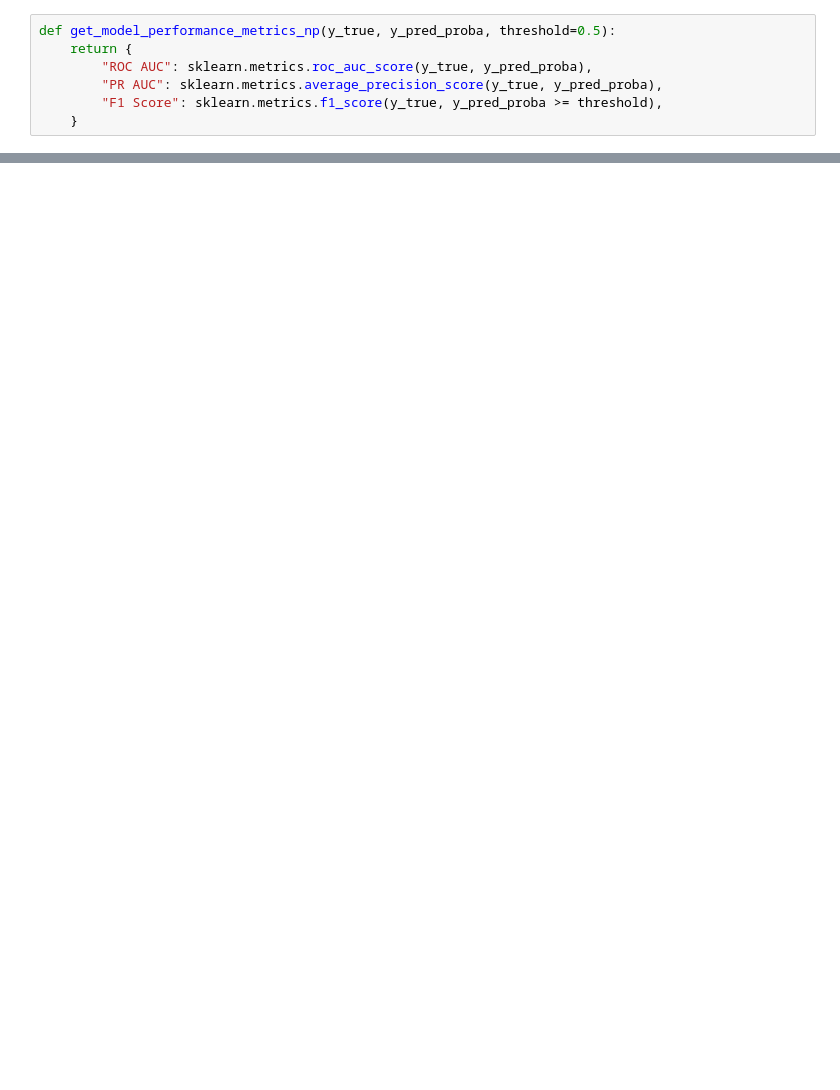
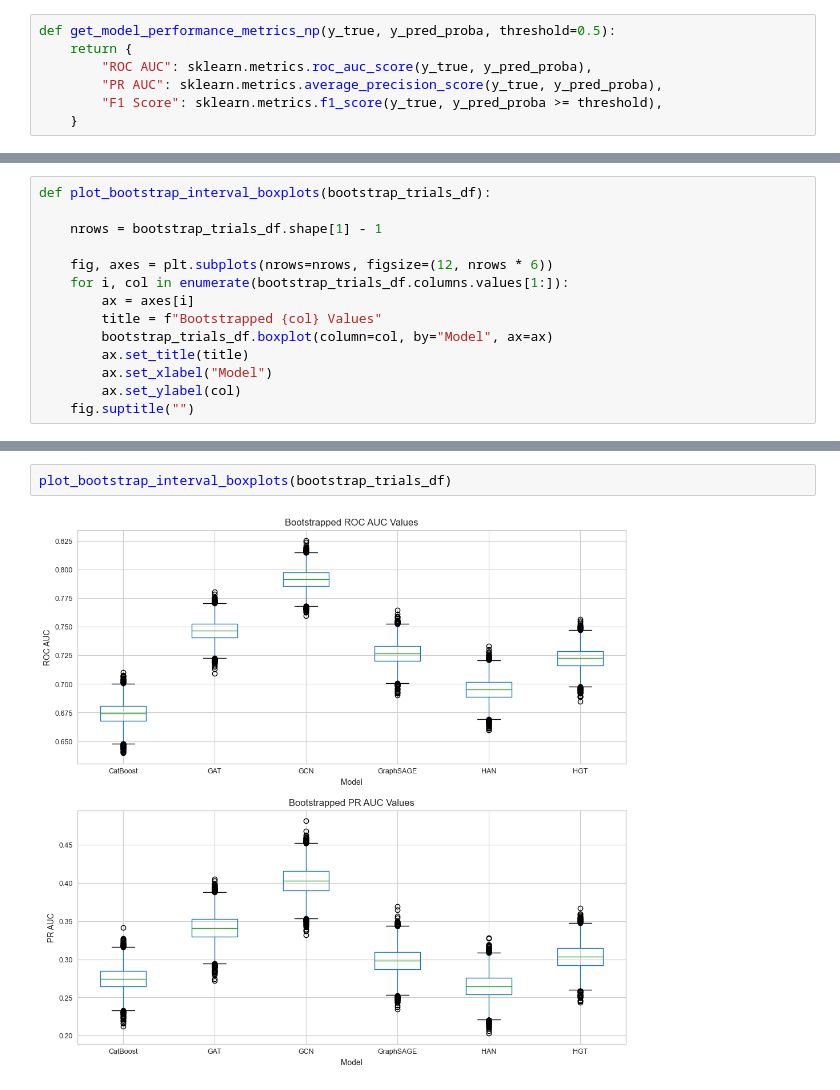
Before and after one commit to domvwt/msc-thesis, a Jupyter notebook: notebooks/17-full-evaluation.ipynb, the cells around one changed output, grey strips where cells are left out. Drawn from its saved outputs; the diff is of its cells as text; blank space fills up the shorter version.

```diff
--- a/notebooks/17-full-evaluation.ipynb
+++ b/notebooks/17-full-evaluation.ipynb
@@ -502,0 +532,14 @@ def bootstrap_model_performance_metrics(preds_dict, threshold=0.5, n=1000):
+# %%
+def plot_bootstrap_interval_boxplots(bootstrap_trials_df):
+
+    nrows = bootstrap_trials_df.shape[1] - 1
+
+    fig, axes = plt.subplots(nrows=nrows, figsize=(12, nrows * 6))
+    for i, col in enumerate(bootstrap_trials_df.columns.values[1:]):
+        ax = axes[i]
+        title = f"Bootstrapped {col} Values"
+        bootstrap_trials_df.boxplot(column=col, by="Model", ax=ax)
+        ax.set_title(title)
+        ax.set_xlabel("Model")
+        ax.set_ylabel(col)
+    fig.suptitle("")
@@ -503 +558,5 @@ def bootstrap_model_performance_metrics(preds_dict, threshold=0.5, n=1000):
+# %%
+plot_bootstrap_interval_boxplots(bootstrap_trials_df)
+# %% [output]
+[figure, added]
 # %%
```
Also changed, not shown: parts of 26 cells of this notebook, 13 other files.
